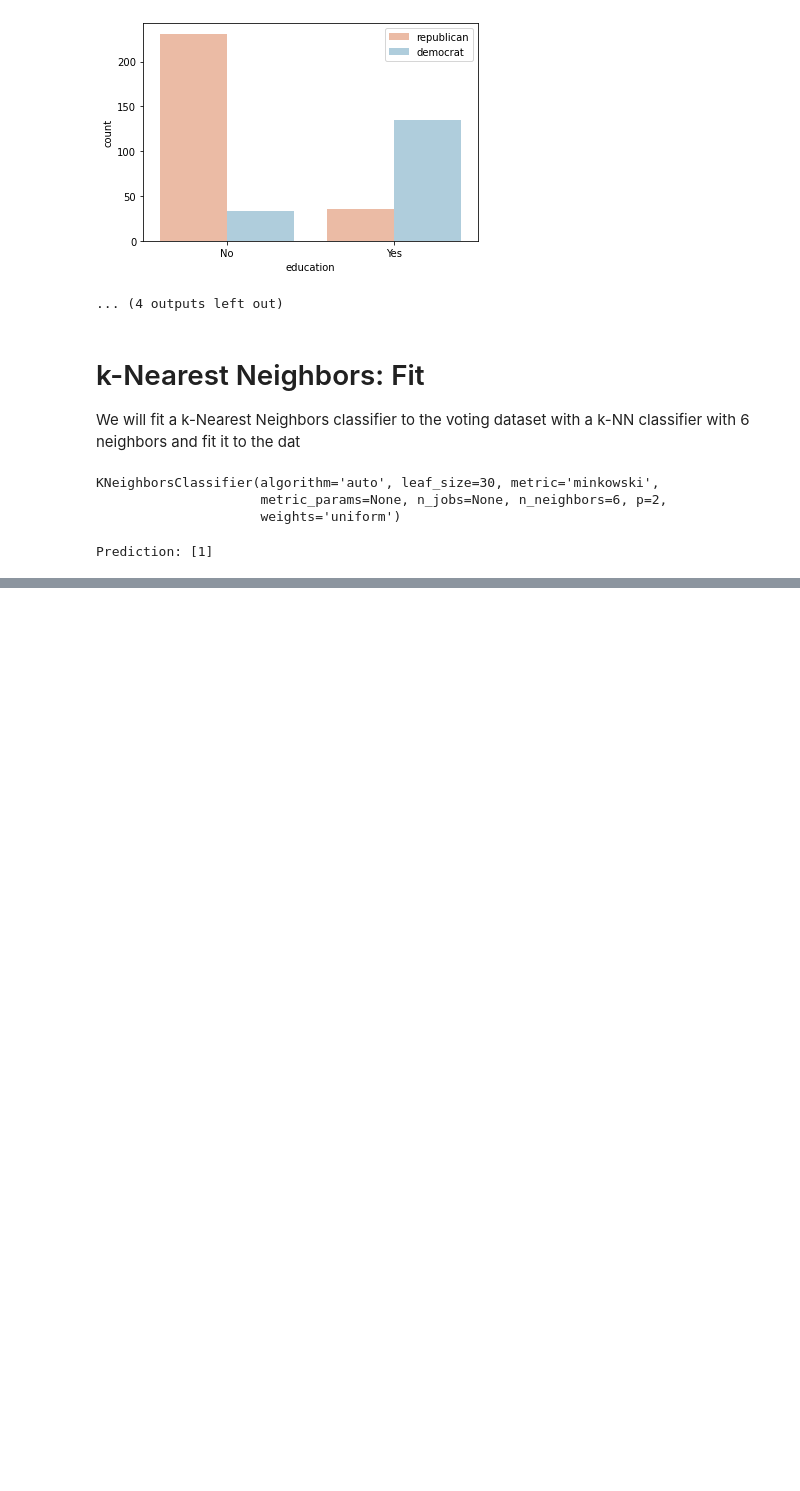
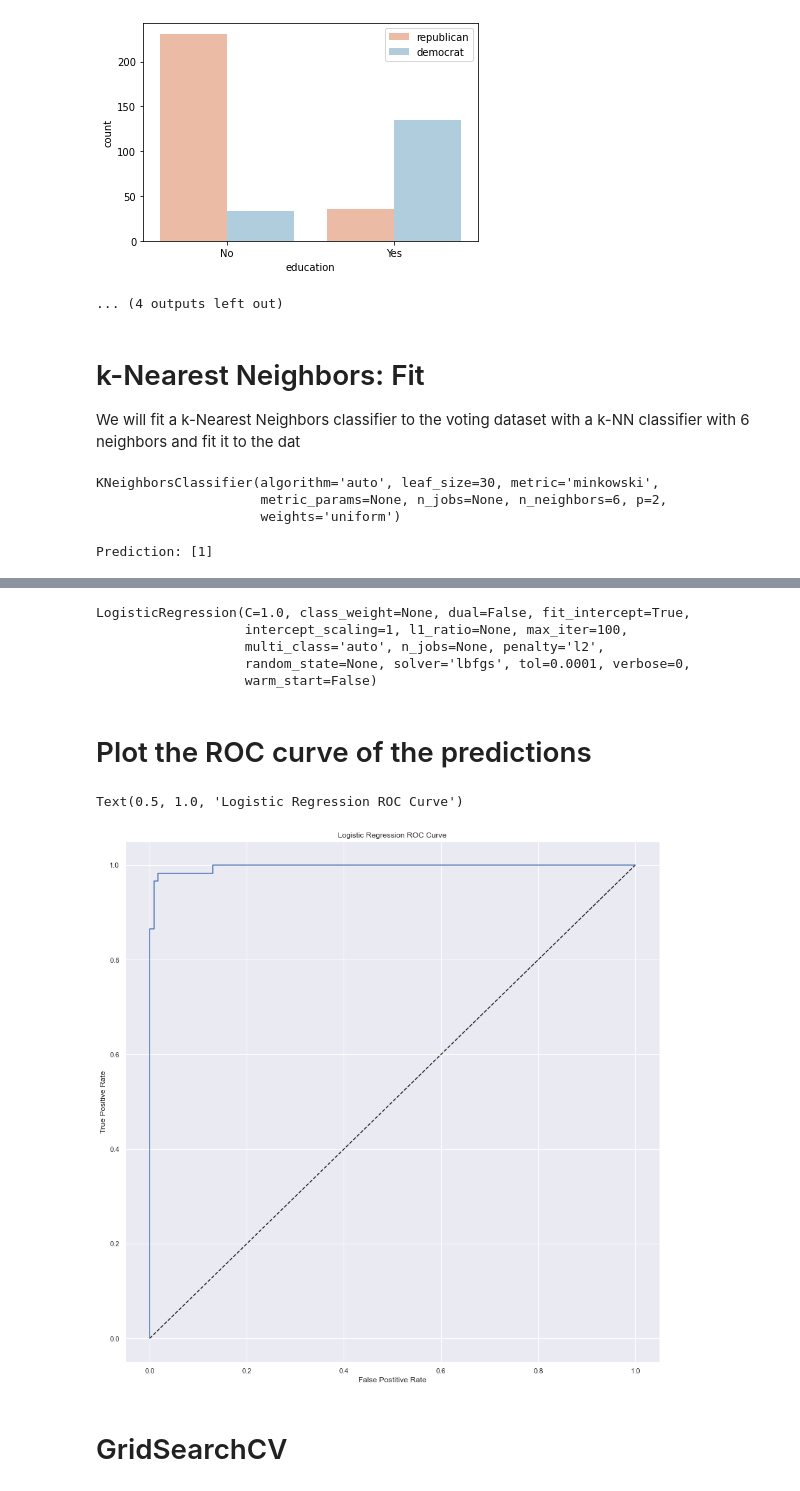
Before and after one commit to kipmadden/Supervised-Learning-with-scikit-learn, a Jupyter notebook: US Congressional Voting Records - 1984.ipynb, the cells around one changed output, grey strips where cells are left out. Saved outputs shown, nothing was run; the diff lists cells and outputs as text; code cells hidden in the pictures; blank space fills up the shorter version.

```diff
--- a/US Congressional Voting Records - 1984.ipynb
+++ b/US Congressional Voting Records - 1984.ipynb
@@ -129,0 +136,16 @@ Prediction: [1]
+# %%
+# Instantiate the model
+logreg = LogisticRegression()
+# %%
+# Split the data into training and test sets
+X_train, X_test, y_train, y_test = train_test_split(X, y,
+                                                   test_size=0.4, random_state=42)
+# %%
+# Fit the model
+logreg.fit(X_train, y_train)
+# %% [output]
+LogisticRegression(C=1.0, class_weight=None, dual=False, fit_intercept=True,
+                   intercept_scaling=1, l1_ratio=None, max_iter=100,
+                   multi_class='auto', n_jobs=None, penalty='l2',
+                   random_state=None, solver='lbfgs', tol=0.0001, verbose=0,
+                   warm_start=False)
@@ -129,0 +155,2 @@ Prediction: [1]
+# %% [markdown]
+# Plot the ROC curve of the predictions
@@ -129,0 +160,18 @@ Prediction: [1]
+# %%
+# Determine the prediction probabilities
+y_pred_prob = logreg.predict_proba(X_test)[:,1]
+fpr, tpr, thresholds = roc_curve(y_test, y_pred_prob)
+# %%
+# Plot the ROC curve
+sns.set_theme()
+fig, ax = plt.subplots(figsize=(15,15))
+plt.plot([0,1],[0,1], 'k--')     # diagonal dashed line
+plt.plot(fpr, tpr, label='Logistic Regression')
+plt.xlabel('False Postitive Rate')
+plt.ylabel('True Positive Rate')
+plt.title('Logistic Regression ROC Curve')
+# %% [output]
+Text(0.5, 1.0, 'Logistic Regression ROC Curve')
+[figure, added]
+# %% [markdown]
+# GridSearchCV
```
Also changed, not shown: parts of 10 cells of this notebook, 2 other files.
